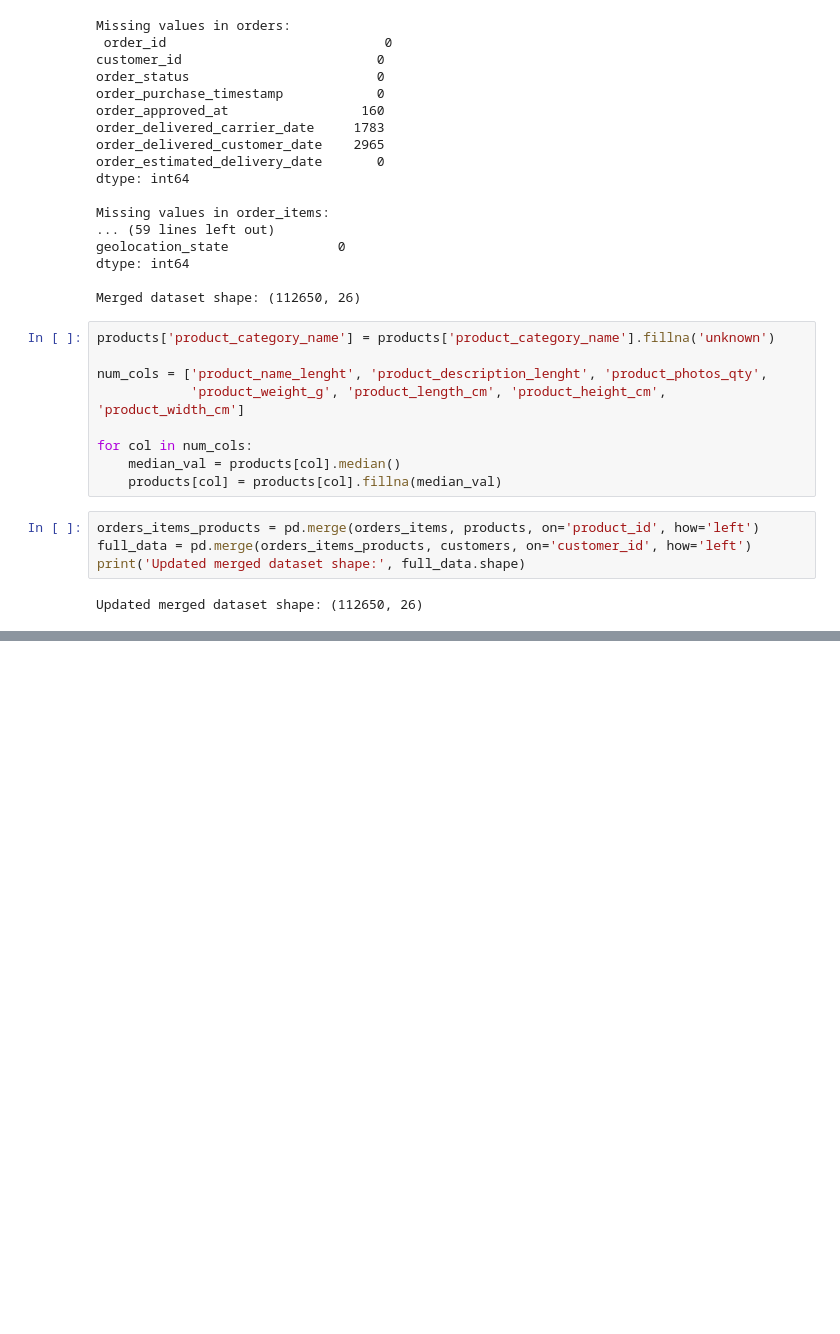
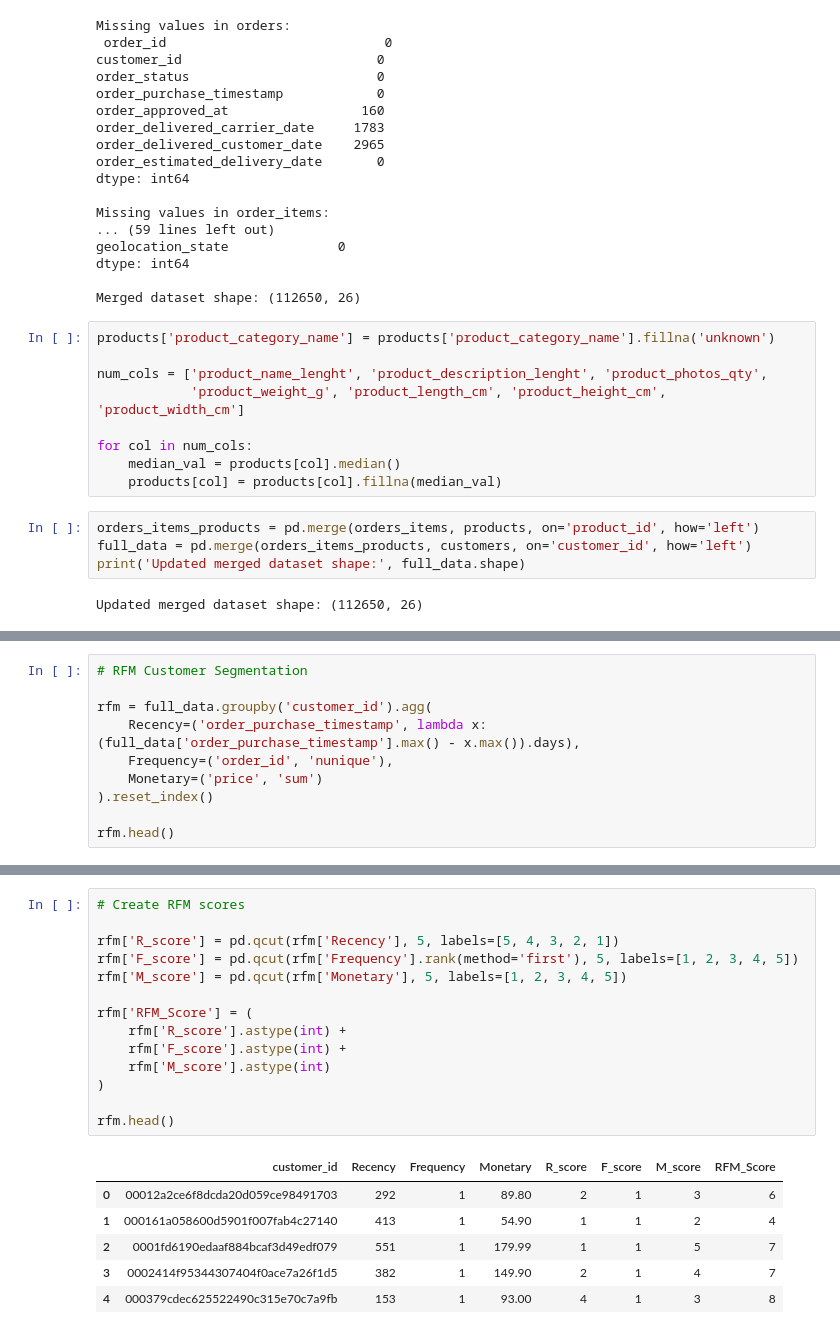
Before and after one commit to azhar-khan-1/E-commerce-Insights-Product-Recommender, a Jupyter notebook: e-commerce-insights-product-recommender.ipynb, the cells around one changed output, grey strips where cells are left out. Cells and saved outputs as stored; diff of their text form; blank space fills up the shorter version.

```diff
--- a/e-commerce-insights-product-recommender.ipynb
+++ b/e-commerce-insights-product-recommender.ipynb
@@ -184,0 +513,10 @@ recommendations_df.to_csv("product_recommendations.csv", index=False)
+# %%
+# RFM Customer Segmentation
+
+rfm = full_data.groupby('customer_id').agg(
+    Recency=('order_purchase_timestamp', lambda x: (full_data['order_purchase_timestamp'].max() - x.max()).days),
+    Frequency=('order_id', 'nunique'),
+    Monetary=('price', 'sum')
+).reset_index()
+
+rfm.head()
@@ -184,0 +530,21 @@ recommendations_df.to_csv("product_recommendations.csv", index=False)
+# %%
+# Create RFM scores
+
+rfm['R_score'] = pd.qcut(rfm['Recency'], 5, labels=[5, 4, 3, 2, 1])
+rfm['F_score'] = pd.qcut(rfm['Frequency'].rank(method='first'), 5, labels=[1, 2, 3, 4, 5])
+rfm['M_score'] = pd.qcut(rfm['Monetary'], 5, labels=[1, 2, 3, 4, 5])
+
+rfm['RFM_Score'] = (
+    rfm['R_score'].astype(int) +
+    rfm['F_score'].astype(int) +
+    rfm['M_score'].astype(int)
+)
+
+rfm.head()
+# %% [output]
+|  | customer_id | Recency | Frequency | Monetary | R_score | F_score | M_score | RFM_Score |
+| 0 | 00012a2ce6f8dcda20d059ce98491703 | 292 | 1 | 89.80 | 2 | 1 | 3 | 6 |
+| 1 | 000161a058600d5901f007fab4c27140 | 413 | 1 | 54.90 | 1 | 1 | 2 | 4 |
+| 2 | 0001fd6190edaaf884bcaf3d49edf079 | 551 | 1 | 179.99 | 1 | 1 | 5 | 7 |
+| 3 | 0002414f95344307404f0ace7a26f1d5 | 382 | 1 | 149.90 | 2 | 1 | 4 | 7 |
+| 4 | 000379cdec625522490c315e70c7a9fb | 153 | 1 | 93.00 | 4 | 1 | 3 | 8 |
```
Also changed, not shown: parts of 35 cells of this notebook.
